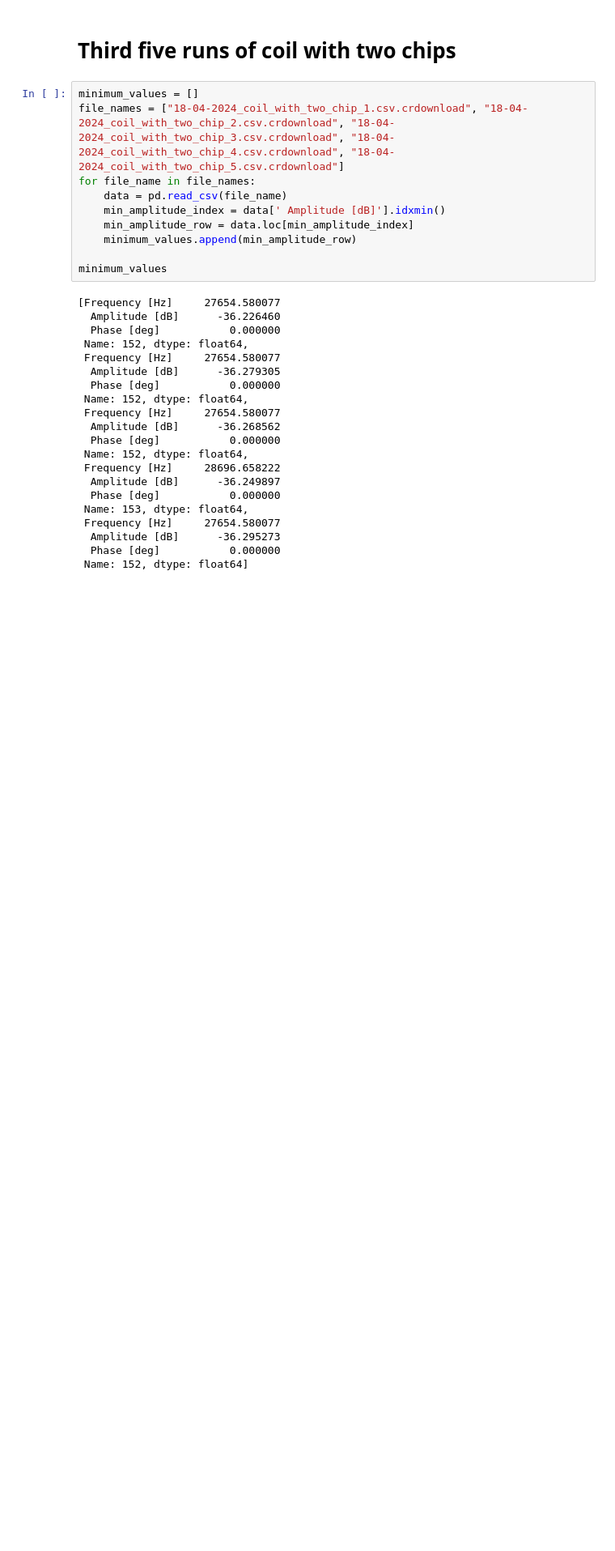
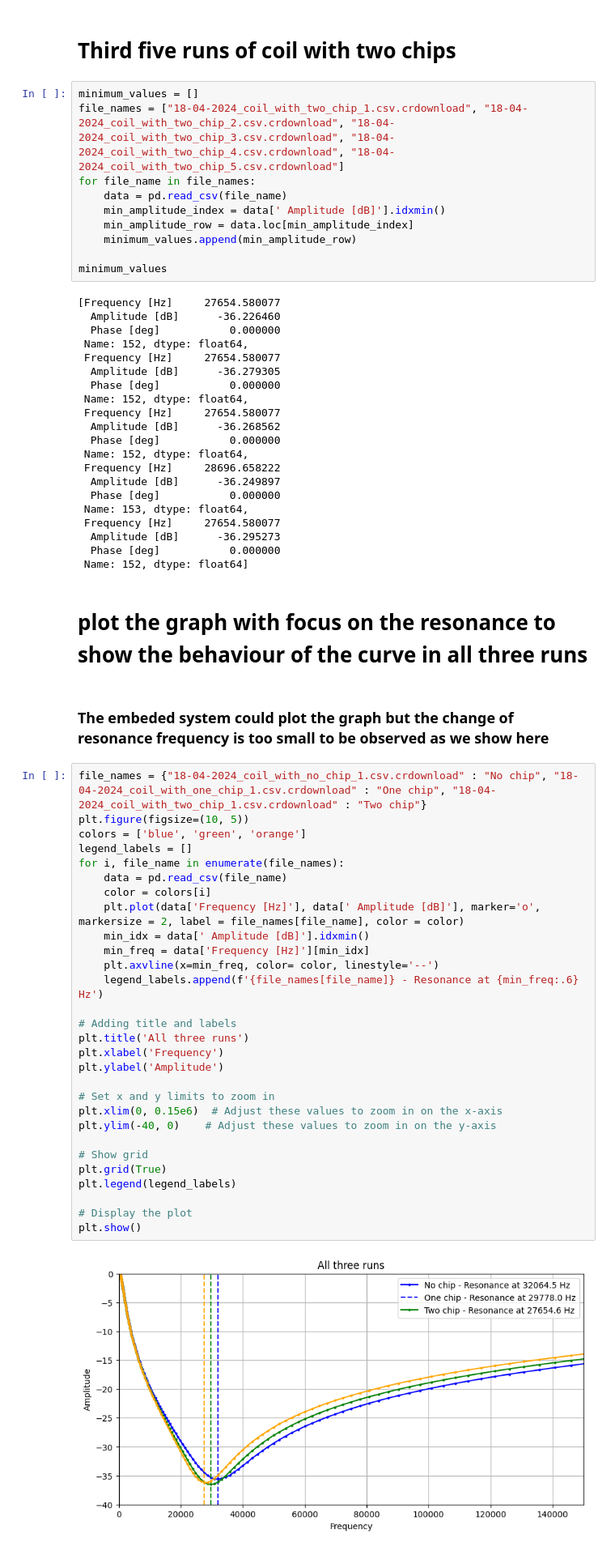
Before and after one commit to akabetso/2024_04_sensor_frequency_analysis, a Jupyter notebook: 23_04_2024_Jupyter_lab_book.ipynb, the cells around one changed output. Shown at 81% size. Saved outputs shown, nothing was run; the diff lists cells and outputs as text; blank space fills up the shorter version.

Commit message:
Graph focus sensitivity

```diff
--- a/23_04_2024_Jupyter_lab_book.ipynb
+++ b/23_04_2024_Jupyter_lab_book.ipynb
@@ -168,3 +169,38 @@ minimum_values
   Amplitude [dB]      -36.295273
   Phase [deg]           0.000000
  Name: 152, dtype: float64]
+# %% [markdown]
+# plot the graph with focus on the resonance to show the behaviour of the curve in all three runs
+# %% [markdown]
+### The embeded system could plot the graph but the change of resonance frequency is too small to be observed as we show here
+# %%
+file_names = {"18-04-2024_coil_with_no_chip_1.csv.crdownload" : "No chip", "18-04-2024_coil_with_one_chip_1.csv.crdownload" : "One chip", "18-04-2024_coil_with_two_chip_1.csv.crdownload" : "Two chip"}
+plt.figure(figsize=(10, 5))
+colors = ['blue', 'green', 'orange']
+legend_labels = []
+for i, file_name in enumerate(file_names):
+    data = pd.read_csv(file_name)
+    color = colors[i]
+    plt.plot(data['Frequency [Hz]'], data[' Amplitude [dB]'], marker='o', markersize = 2, label = file_names[file_name], color = color)
+    min_idx = data[' Amplitude [dB]'].idxmin()
+    min_freq = data['Frequency [Hz]'][min_idx]
+    plt.axvline(x=min_freq, color= color, linestyle='--')
+    legend_labels.append(f'{file_names[file_name]} - Resonance at {min_freq:.6} Hz')
+
+# Adding title and labels
+plt.title('All three runs')
+plt.xlabel('Frequency')
+plt.ylabel('Amplitude')
+
+# Set x and y limits to zoom in
+plt.xlim(0, 0.15e6)  # Adjust these values to zoom in on the x-axis
+plt.ylim(-40, 0)    # Adjust these values to zoom in on the y-axis
+
+# Show grid
+plt.grid(True)
+plt.legend(legend_labels)
+
+# Display the plot
+plt.show()
+# %% [output]
+[figure, added]
```
Also changed, not shown: parts of 4 cells of this notebook.
